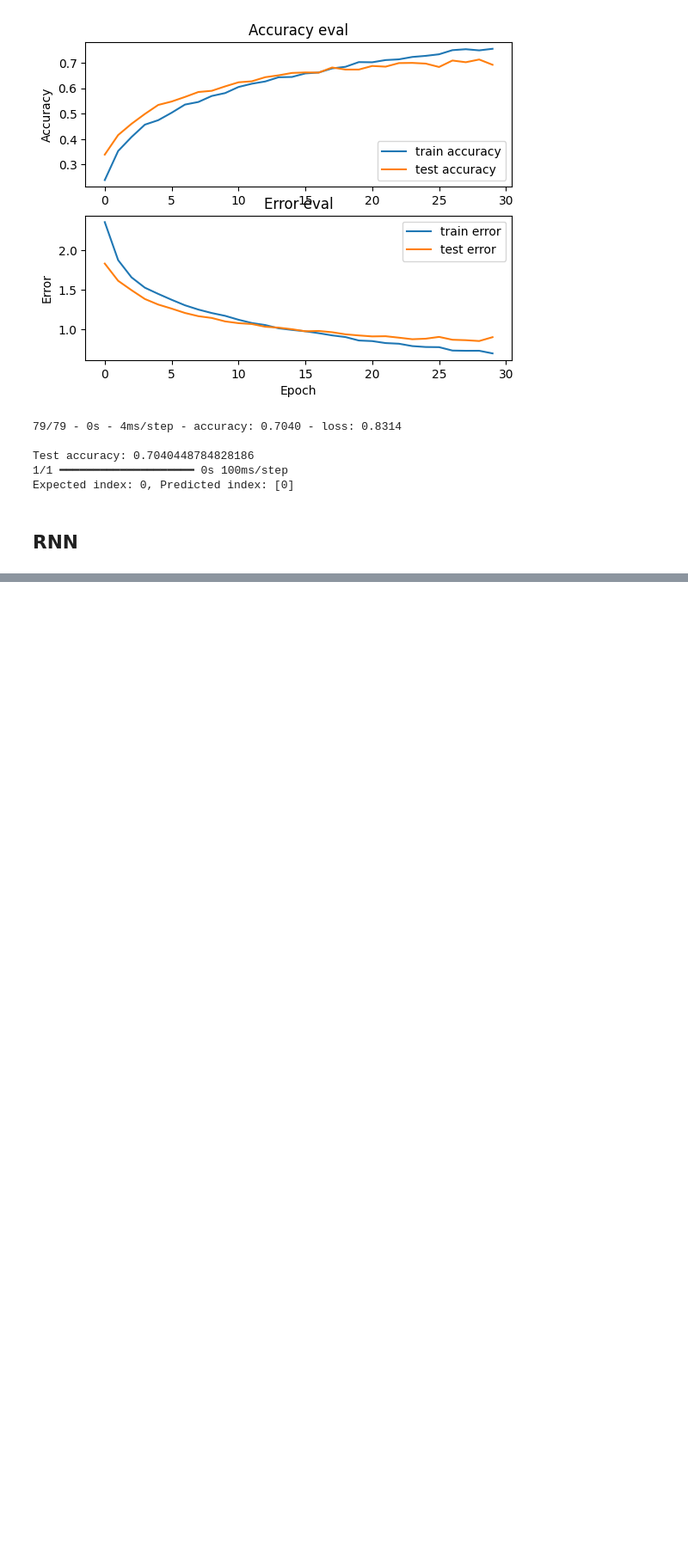
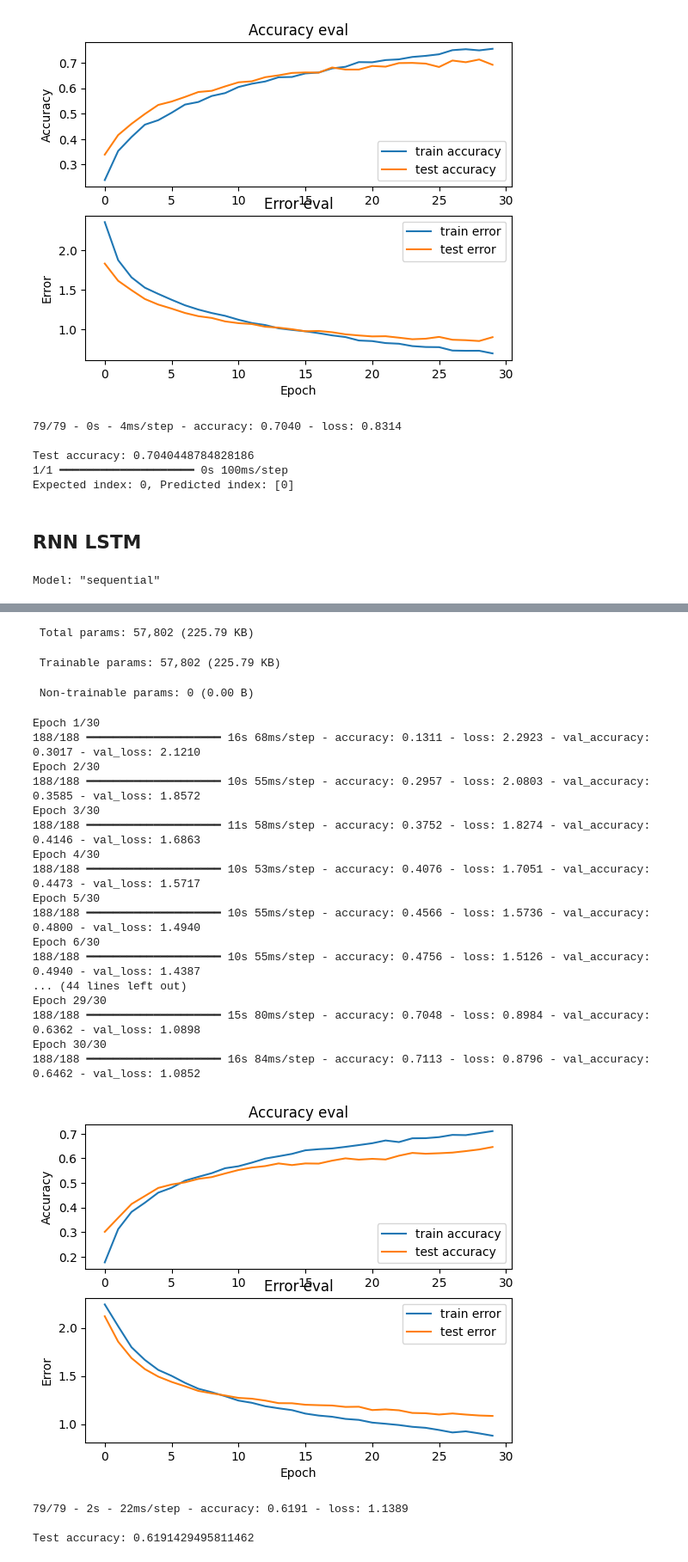
Before and after one commit to m-chenie/music-classifcation, a Jupyter notebook: classifyMusic.ipynb, the cells around one changed output, grey strips where cells are left out. Shown at 86% size. Saved outputs shown, nothing was run; the diff lists cells and outputs as text; code cells hidden in the pictures; blank space fills up the shorter version.

Commit message:
rnn lstm

```diff
--- a/classifyMusic.ipynb
+++ b/classifyMusic.ipynb
@@ -205,7 +205,7 @@ def prepare_datasets(test_size, validation_size):
 
     return X_train, X_validation, X_test, y_train, y_validation, y_test
 # %%
-def generate_model(input_shape):
+def generate_model_cnn(input_shape):
     model = keras.Sequential()
 
     # 1st conv layer
@@ -243,7 +243,7 @@ def predict(model, X, y):
 X_train, X_validation, X_test, y_train, y_validation, y_test = prepare_datasets(0.25, 0.2)
 
 input_shape = (X_train.shape[1], X_train.shape[2], 1)
-model = generate_model(input_shape)
+model = generate_model_cnn(input_shape)
 
 optimiser = keras.optimizers.Adam(learning_rate=0.0001)
 model.compile(optimizer=optimiser,
@@ -313,4 +313,46 @@ Test accuracy: 0.7040448784828186
 1/1 ━━━━━━━━━━━━━━━━━━━━ 0s 100ms/step
 Expected index: 0, Predicted index: [0]
 # %% [markdown]
-## RNN
+## RNN LSTM
+# %%
+def generate_model_rnn(input_shape):
+    model = keras.Sequential()
+
+    # 2 LSTM layers
+    model.add(keras.layers.LSTM(64, input_shape=input_shape, return_sequences=True))
+    model.add(keras.layers.LSTM(64))
+
+    # dense layer
+    model.add(keras.layers.Dense(64, activation='relu'))
+    model.add(keras.layers.Dropout(0.3))
+
+    # output layer
+    model.add(keras.layers.Dense(10, activation='softmax'))
+
+    return model
+# %%
+X_train, X_validation, X_test, y_train, y_validation, y_test = prepare_datasets(0.25, 0.2)
+
+# create network
+input_shape = (X_train.shape[1], X_train.shape[2]) # 130, 13
+model = generate_model_rnn(input_shape)
+
+# compile model
+optimiser = keras.optimizers.Adam(learning_rate=0.0001)
+model.compile(optimizer=optimiser,
+                loss='sparse_categorical_crossentropy',
+                metrics=['accuracy'])
+
+model.summary()
+
+# train model
+history = model.fit(X_train, y_train, validation_data=(X_validation, y_validation), batch_size=32, epochs=30)
+
+# plot accuracy/error for training and validation
+plot_history(history)
+
+# evaluate model on test set
+test_loss, test_acc = model.evaluate(X_test, y_test, verbose=2)
+print('\nTest accuracy:', test_acc)
+# %% [output]
+Model: "sequential"
@@ -316,0 +372,24 @@ Expected index: 0, Predicted index: [0]
+ Total params: 57,802 (225.79 KB)
+ Trainable params: 57,802 (225.79 KB)
+ Non-trainable params: 0 (0.00 B)
+Epoch 1/30
+188/188 ━━━━━━━━━━━━━━━━━━━━ 16s 68ms/step - accuracy: 0.1311 - loss: 2.2923 - val_accuracy: 0.3017 - val_loss: 2.1210
+Epoch 2/30
+188/188 ━━━━━━━━━━━━━━━━━━━━ 10s 55ms/step - accuracy: 0.2957 - loss: 2.0803 - val_accuracy: 0.3585 - val_loss: 1.8572
+Epoch 3/30
+188/188 ━━━━━━━━━━━━━━━━━━━━ 11s 58ms/step - accuracy: 0.3752 - loss: 1.8274 - val_accuracy: 0.4146 - val_loss: 1.6863
+Epoch 4/30
+188/188 ━━━━━━━━━━━━━━━━━━━━ 10s 53ms/step - accuracy: 0.4076 - loss: 1.7051 - val_accuracy: 0.4473 - val_loss: 1.5717
+Epoch 5/30
+188/188 ━━━━━━━━━━━━━━━━━━━━ 10s 55ms/step - accuracy: 0.4566 - loss: 1.5736 - val_accuracy: 0.4800 - val_loss: 1.4940
+Epoch 6/30
+188/188 ━━━━━━━━━━━━━━━━━━━━ 10s 55ms/step - accuracy: 0.4756 - loss: 1.5126 - val_accuracy: 0.4940 - val_loss: 1.4387
+... (44 lines left out)
+Epoch 29/30
+188/188 ━━━━━━━━━━━━━━━━━━━━ 15s 80ms/step - accuracy: 0.7048 - loss: 0.8984 - val_accuracy: 0.6362 - val_loss: 1.0898
+Epoch 30/30
+188/188 ━━━━━━━━━━━━━━━━━━━━ 16s 84ms/step - accuracy: 0.7113 - loss: 0.8796 - val_accuracy: 0.6462 - val_loss: 1.0852
+[figure, added]
+79/79 - 2s - 22ms/step - accuracy: 0.6191 - loss: 1.1389
+
+Test accuracy: 0.6191429495811462
```
Also changed, not shown: parts of 1 cell of this notebook.
